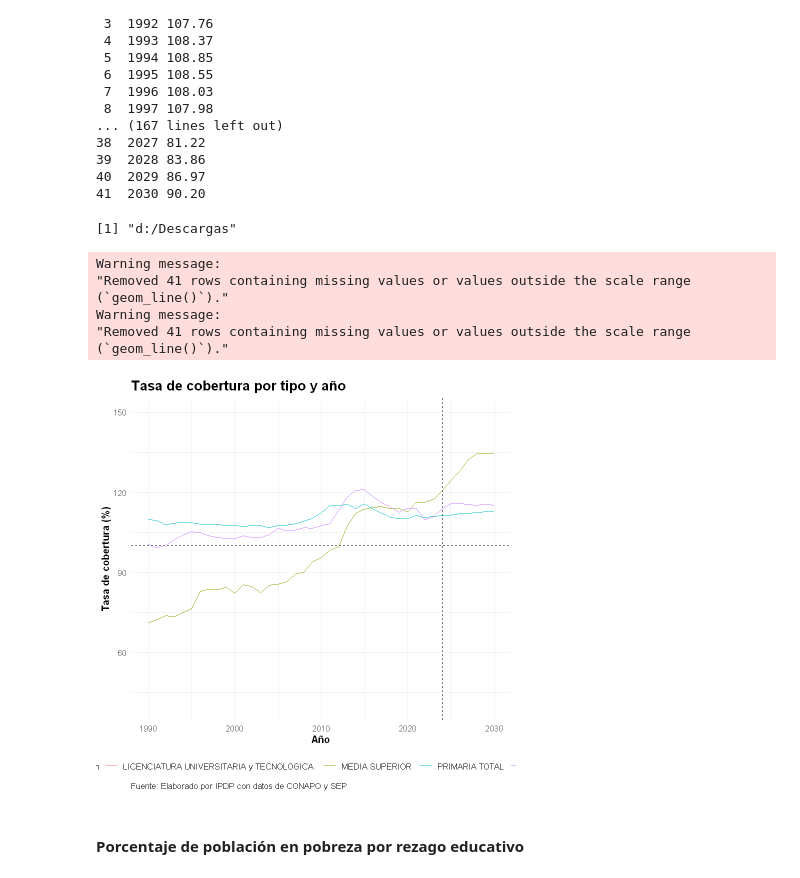
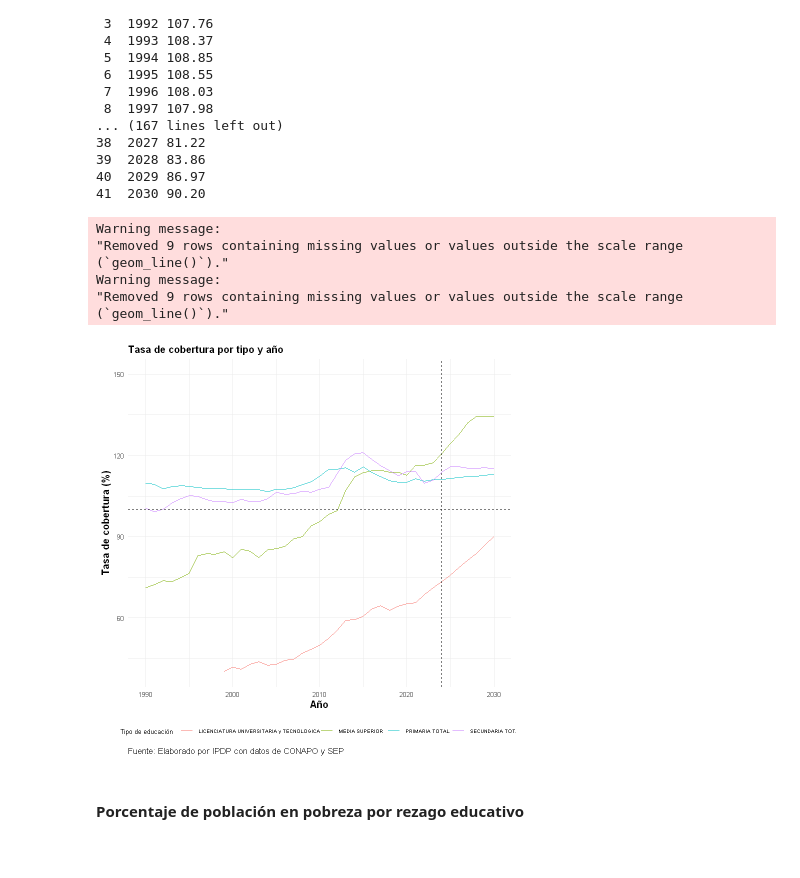
Before and after one commit to cpyp-ipdp/pgd_cdmx, a Jupyter notebook: indicadores/educacion_ciencia/indicadores_educ_ciencia_tec_pgd.ipynb, the cells around one changed output. Drawn from its saved outputs; the diff is of its cells as text; code cells hidden in the pictures.

```diff
--- a/indicadores/educacion_ciencia/indicadores_educ_ciencia_tec_pgd.ipynb
+++ b/indicadores/educacion_ciencia/indicadores_educ_ciencia_tec_pgd.ipynb
@@ -388,44 +377,39 @@ Tasa de cobertura de PRIMARIA TOTAL
 39  2028 83.86
 40  2029 86.97
 41  2030 90.20
-# %%
-write_xlsx(sep, "tasa_cobertura.xlsx")
-getwd()
-# %% [output]
-[1] "d:/Descargas"
 # %%
 #Crear gráficas de tasas de cobertura por tipo y año
 ggplot(sep,aes(x=ano,y=tasa_cobertura,color=tipo))+
 geom_line()+
 theme_minimal()+
 #Eje y que inicie en 20
 scale_y_continuous(limits=c(40,150))+
 #Línea en 2024
 geom_vline(xintercept=2024,linetype="dashed")+
 #Línea horizontal en 100
 geom_hline(yintercept=100,linetype="dashed")+
 labs(title="Tasa de cobertura por tipo y año",x="Año",y="Tasa de cobertura (%)",
         color="Tipo de educación",
         caption="Fuente: Elaborado por IPDP con datos de CONAPO y SEP")+
-theme(plot.title = element_text(hjust = 0, size=16, face="bold"),
+theme(plot.title = element_text(hjust = 0, size=12, face="bold"),
 
         plot.caption = element_text(hjust = 0, size=10),
       axis.title = element_text(size=12, face="bold"),
-      axis.text = element_text(size=10),
-      legend.title = element_text(size=10),
-      legend.text = element_text(size=10),
+      axis.text = element_text(size=8),
+      legend.title = element_text(size=8),
+      legend.text = element_text(size=6),
         legend.position = "bottom")
 
 #Salvar gráfica
 ggsave("tasa_cobertura_educacion.png",width=10,height=6,dpi=300,bg="white")
 # %% [output]
 Warning message:
-"Removed 41 rows containing missing values or values outside the scale range
+"Removed 9 rows containing missing values or values outside the scale range
 (`geom_line()`)."
 Warning message:
-"Removed 41 rows containing missing values or values outside the scale range
+"Removed 9 rows containing missing values or values outside the scale range
 (`geom_line()`)."
-[figure, old version]
+[figure, new version]
 # %% [markdown]
 #### Porcentaje de población en pobreza por rezago educativo
 # %%
```
Also changed, not shown: parts of 2 cells of this notebook, 2 other files.
